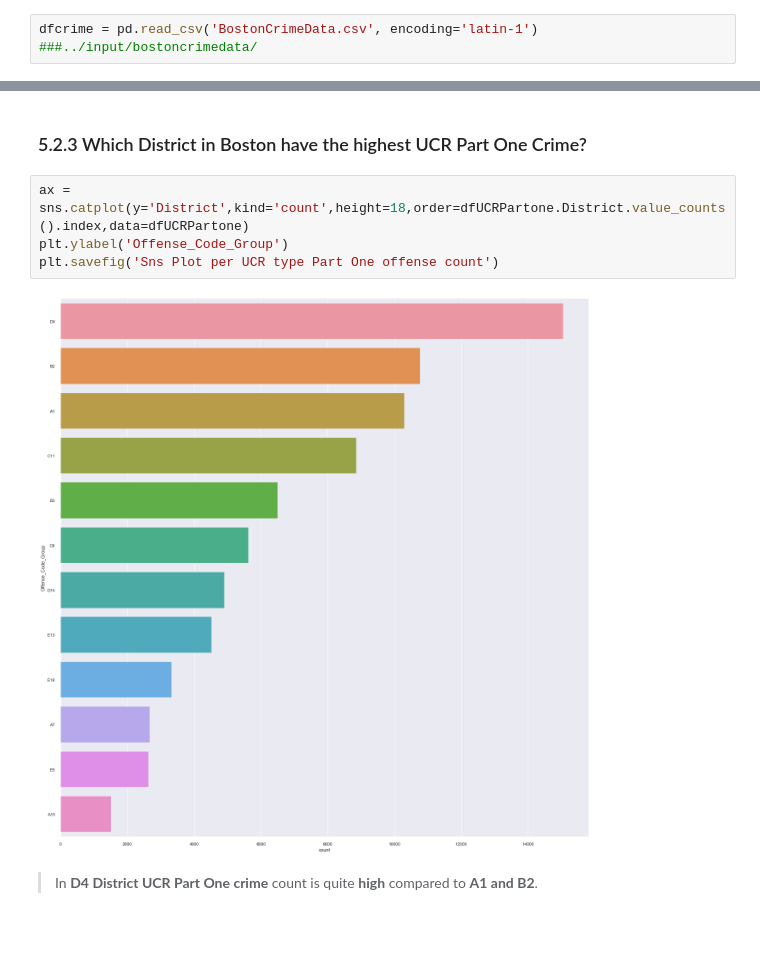
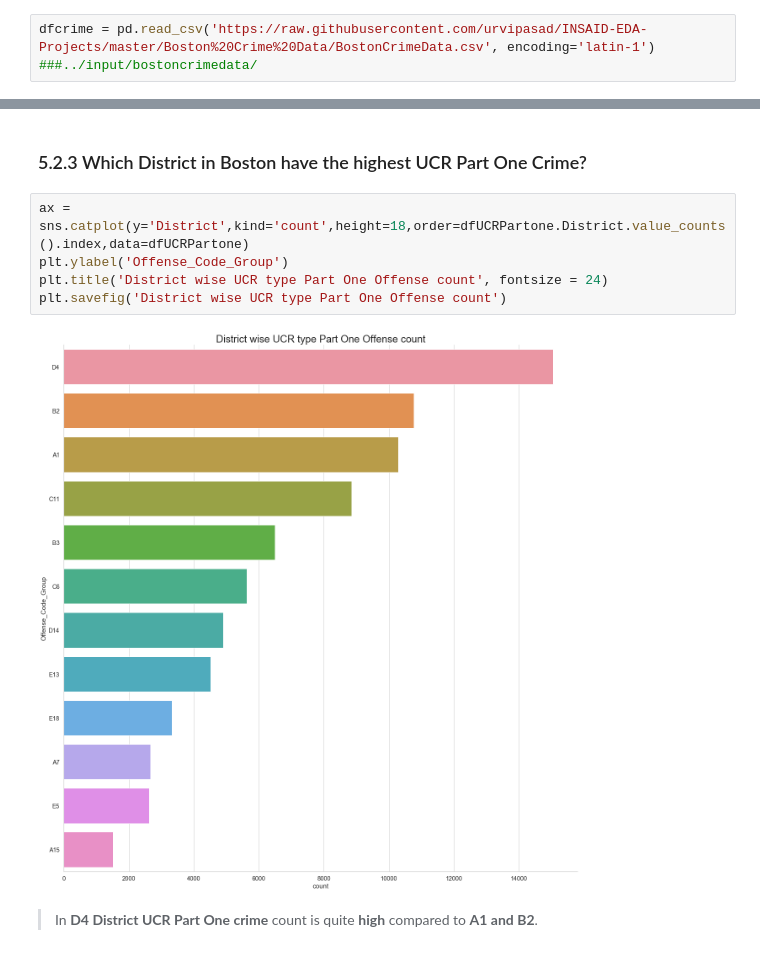
Before and after one commit to urvipasad/Exploratory-Data-Analysis-and-Data-Visualations, a Jupyter notebook: Boston Crime Data/eda-on-crimes-in-boston.ipynb, the cells around one changed output, grey strips where cells are left out. Drawn from its saved outputs; the diff is of its cells as text; blank space fills up the shorter version.

```diff
--- a/Boston Crime Data/eda-on-crimes-in-boston.ipynb
+++ b/Boston Crime Data/eda-on-crimes-in-boston.ipynb
@@ -48,5 +96,5 @@ Crime incident reports are provided by **Boston Police Department (BPD)** to doc
 # %%
-dfcrime = pd.read_csv('BostonCrimeData.csv', encoding='latin-1') ###../input/bostoncrimedata/
+dfcrime = pd.read_csv('https://raw.githubusercontent.com/urvipasad/INSAID-EDA-Projects/master/Boston%20Crime%20Data/BostonCrimeData.csv', encoding='latin-1') ###../input/bostoncrimedata/
 # %%
 dfcrime.head()
 # %% [output]
@@ -357,9 +494,10 @@ sns.catplot(y='District',kind='count',height=18,order=dfUCRPartone.District.valu
 # %%
 ax = sns.catplot(y='District',kind='count',height=18,order=dfUCRPartone.District.value_counts().index,data=dfUCRPartone)
 plt.ylabel('Offense_Code_Group')
-plt.savefig('Sns Plot per UCR type Part One offense count')
+plt.title('District wise UCR type Part One Offense count', fontsize = 24)
+plt.savefig('District wise UCR type Part One Offense count')
 # %% [output]
-[figure, old version]
+[figure, new version]
 # %% [markdown]
 > In **D4 District UCR Part One crime** count is quite **high** compared to **A1 and B2**.
 # %% [markdown]
```
Also changed, not shown: parts of 58 cells of this notebook.
